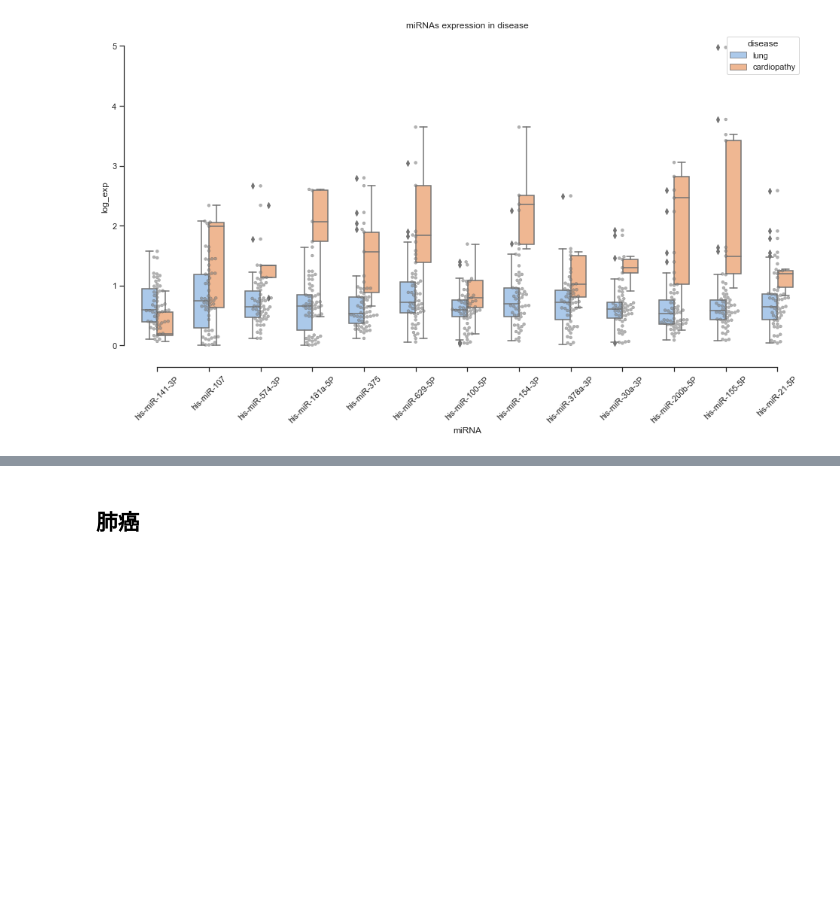
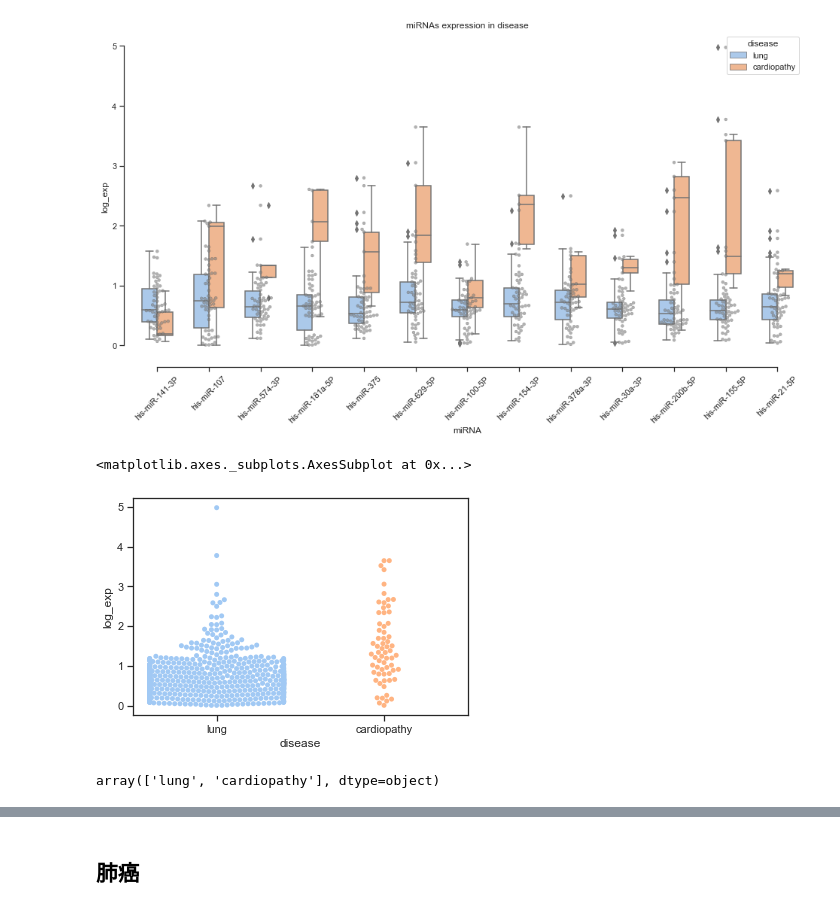
Before and after one commit to paperClub-hub/paperClub_daily, a Jupyter notebook: 20230918_mirna_ming/data.ipynb, the cells around one changed output, grey strips where cells are left out. Cells and saved outputs as stored; diff of their text form; code cells hidden in the pictures; blank space fills up the shorter version.

```diff
--- a/20230918_mirna_ming/data.ipynb
+++ b/20230918_mirna_ming/data.ipynb
@@ -110,3 +140,13 @@ plt.xticks(rotation='45')
 (array([ 0,  1,  2,  3,  4,  5,  6,  7,  8,  9, 10, 11, 12]),
  <a list of 13 Text major ticklabel objects>)
 [figure]
+# %%
+# 按疾病统计
+sns.swarmplot(x=all_sample_exp['disease'], y=all_sample_exp['log_exp'], palette="pastel")
+# %% [output]
+<matplotlib.axes._subplots.AxesSubplot at 0x...>
+[figure, added]
+# %%
+data['disease'].unique()
+# %% [output]
+array(['lung', 'cardiopathy'], dtype=object)
```
Also changed, not shown: parts of 3 cells of this notebook.
